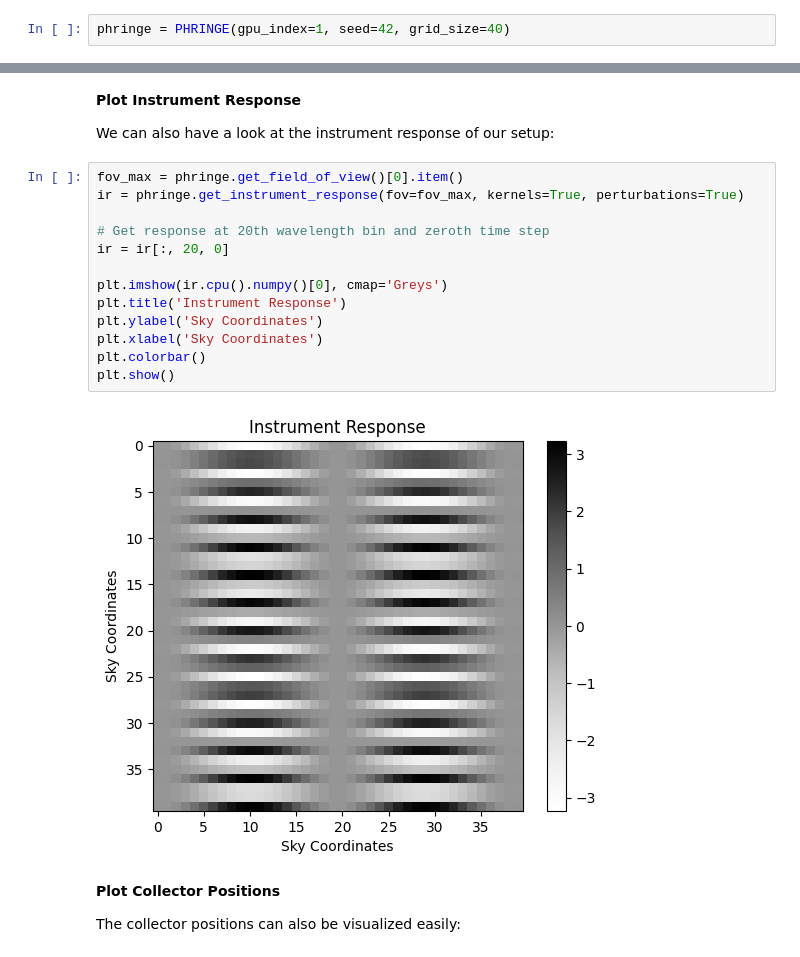
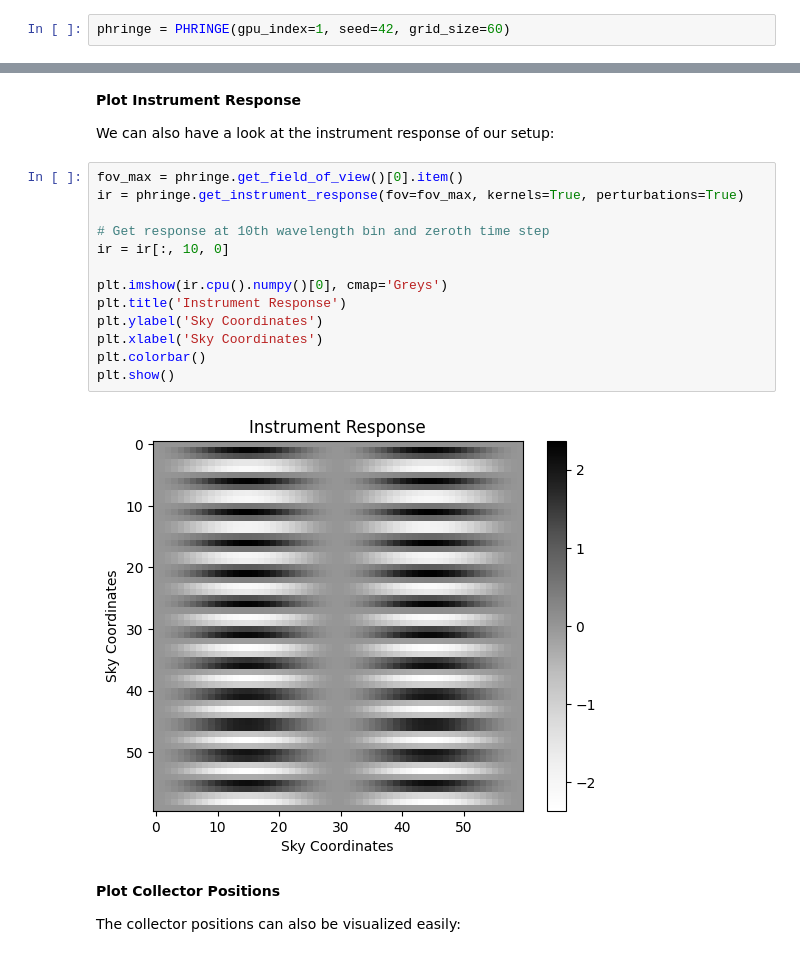
Before and after one commit to pahuber/PHRINGE, a Jupyter notebook: docs/tutorials/advanced_example.ipynb, the cells around one changed output, grey strips where cells are left out. Saved outputs shown, nothing was run; the diff lists cells and outputs as text.

```diff
--- a/docs/tutorials/advanced_example.ipynb
+++ b/docs/tutorials/advanced_example.ipynb
@@ -25,7 +25,7 @@ from phringe.main import PHRINGE
 
 _PHRINGE_ is optimized to run on GPUs, but can also be run on CPUs. Setting `gpu_index=None` will result in CPU usage only, while specifying e.g. `gpu_index=0` will use the zeroth available GPU. For reproducibility, `seed` can be set to a specific value, resulting in identical results for each run. Note that `seed=None` results in the use of a random seed each run. The `grid_size` parameter specifies the number of grid points in the spatial domain. The larger the grid size, the more accurate the results, but the longer the computation time.
 # %%
-phringe = PHRINGE(gpu_index=1, seed=42, grid_size=40)
+phringe = PHRINGE(gpu_index=1, seed=42, grid_size=60)
 # %% [markdown]
 **Create and Set an Observation**
 
@@ -243,18 +243,18 @@ We can also have a look at the instrument response of our setup:
 # %%
 fov_max = phringe.get_field_of_view()[0].item()
 ir = phringe.get_instrument_response(fov=fov_max, kernels=True, perturbations=True)
 
-# Get response at 20th wavelength bin and zeroth time step
-ir = ir[:, 20, 0]
+# Get response at 10th wavelength bin and zeroth time step
+ir = ir[:, 10, 0]
 
 plt.imshow(ir.cpu().numpy()[0], cmap='Greys')
 plt.title('Instrument Response')
 plt.ylabel('Sky Coordinates')
 plt.xlabel('Sky Coordinates')
 plt.colorbar()
 plt.show()
 # %% [output]
-[figure, old version]
+[figure, new version]
 # %% [markdown]
 **Plot Collector Positions**
 
```
Also changed, not shown: parts of 1 cell of this notebook, 2 other files.
